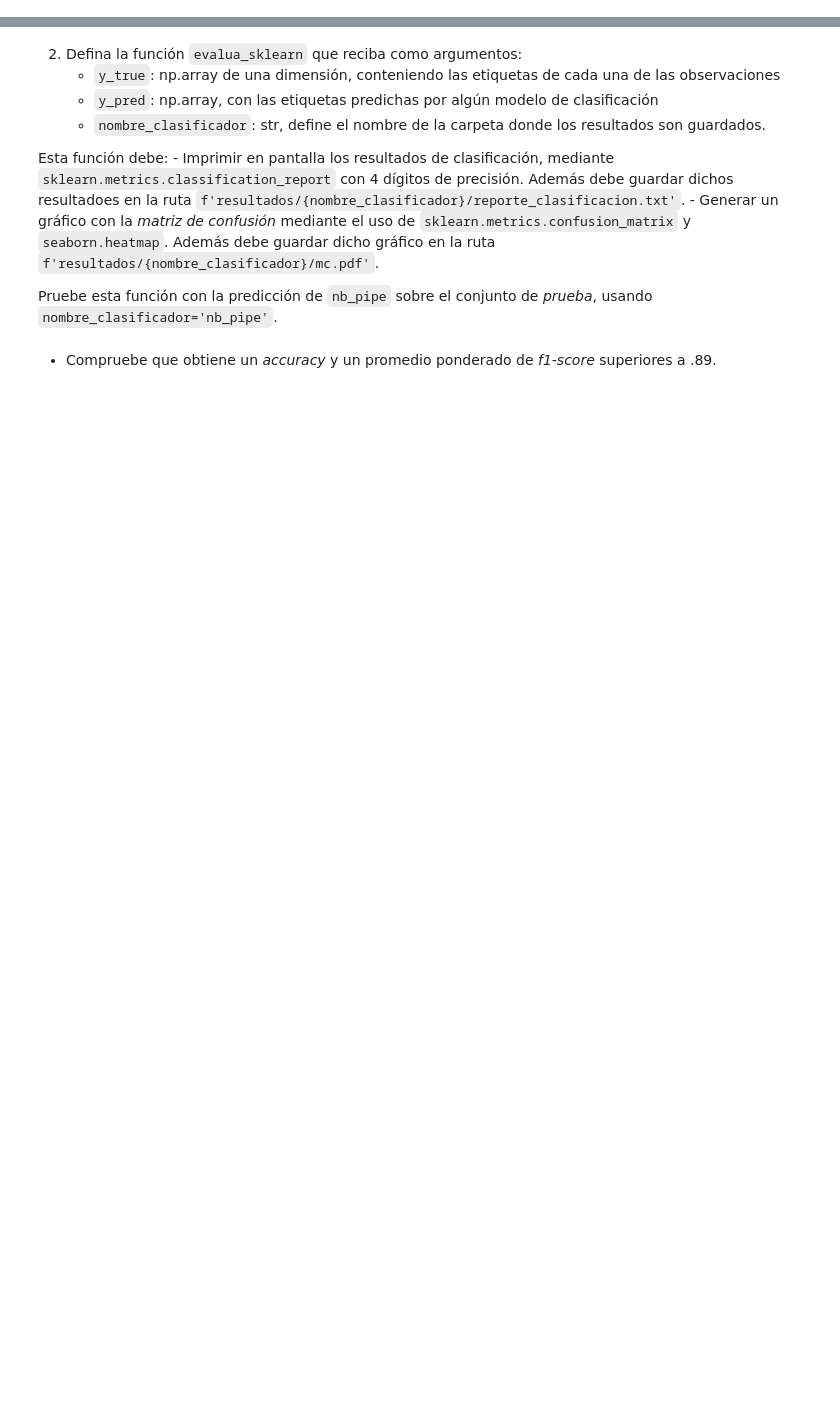
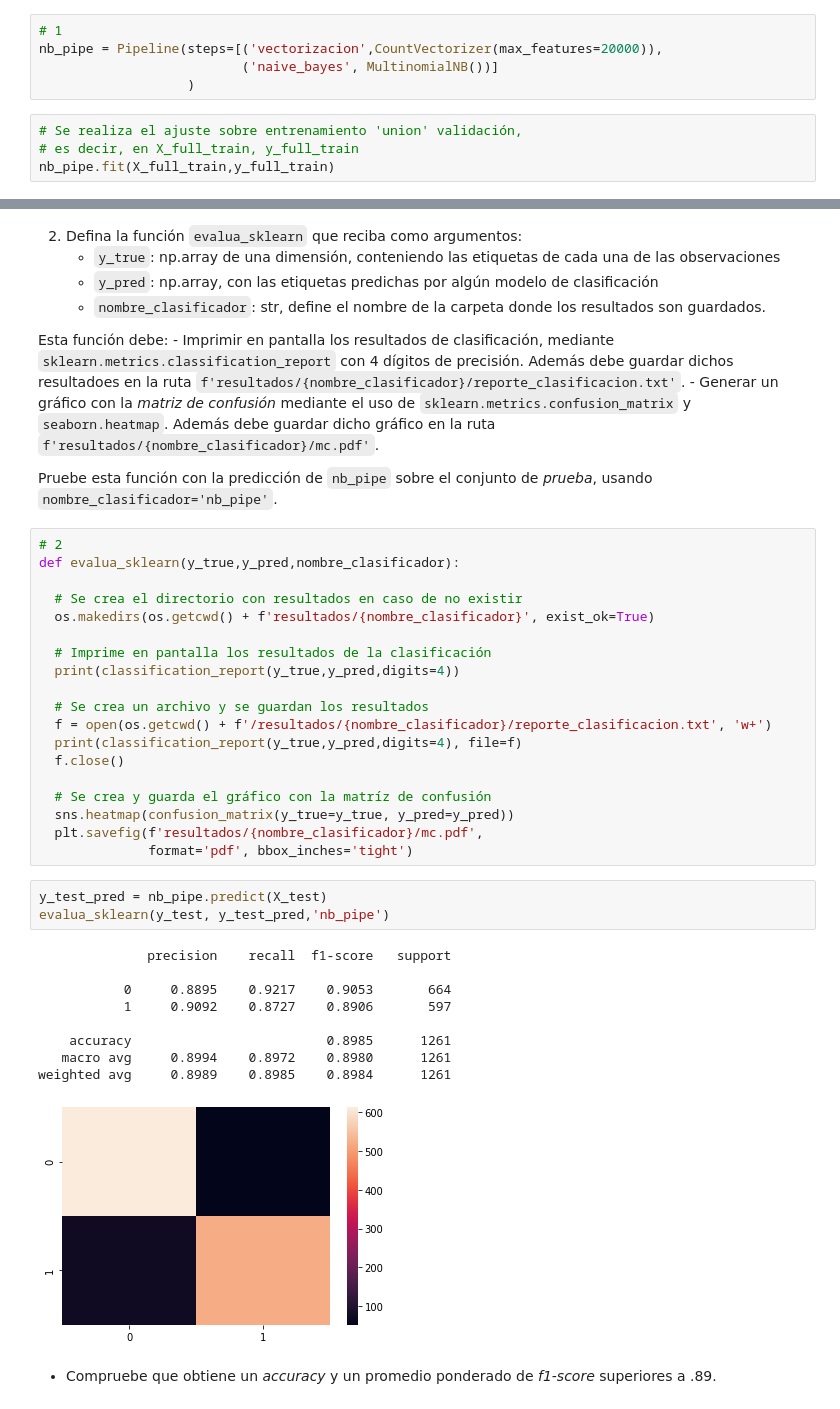
Before and after one commit to kurtwalsen/MA6202-Ejercicio-3, a Jupyter notebook: e3 procesamiento de texto y redes LSTM.ipynb, the cells around one changed output, grey strips where cells are left out. Drawn from its saved outputs; the diff is of its cells as text; blank space fills up the shorter version.

Commit message:
P2.1-2 + conjuntos+resultados/nb_pipe ; falta refinar detalles de la funcion evalua_sklearn

```diff
--- a/e3 procesamiento de texto y redes LSTM.ipynb
+++ b/e3 procesamiento de texto y redes LSTM.ipynb
@@ -410,3 +411,12 @@ Se emplea el algoritmo de *Naive Bayes* como base de referencia para los modelos
     - `~MultinomialNB` inicializado con los parámetros por defecto.
 
    Posteriormente, ajuste `nb_pipe` en el conjunto de *entrenamiento union validación* y guarde el modelo resultante en la carpeta `modelos/nb_pipe.pk` como un archivo `pickle`.
+# %%
+# 1
+nb_pipe = Pipeline(steps=[('vectorizacion',CountVectorizer(max_features=20000)),
+                          ('naive_bayes', MultinomialNB())]
+                   )
+# %%
+# Se realiza el ajuste sobre entrenamiento 'union' validación,
+# es decir, en X_full_train, y_full_train
+nb_pipe.fit(X_full_train,y_full_train)
@@ -421,5 +446,37 @@ Se emplea el algoritmo de *Naive Bayes* como base de referencia para los modelos
     - Generar un gráfico con la *matriz de confusión* mediante el uso de `sklearn.metrics.confusion_matrix` y `seaborn.heatmap`. Además debe guardar dicho gráfico en la ruta `f'resultados/{nombre_clasificador}/mc.pdf'`.
 
   Pruebe esta función con la predicción de `nb_pipe` sobre el conjunto de *prueba*, usando `nombre_clasificador='nb_pipe'`.
+# %%
+# 2
+def evalua_sklearn(y_true,y_pred,nombre_clasificador):
+
+  # Se crea el directorio con resultados en caso de no existir
+  os.makedirs(os.getcwd() + f'resultados/{nombre_clasificador}', exist_ok=True)
+
+  # Imprime en pantalla los resultados de la clasificación
+  print(classification_report(y_true,y_pred,digits=4))
+
+  # Se crea un archivo y se guardan los resultados
+  f = open(os.getcwd() + f'/resultados/{nombre_clasificador}/reporte_clasificacion.txt', 'w+')
+  print(classification_report(y_true,y_pred,digits=4), file=f)
+  f.close()
+
+  # Se crea y guarda el gráfico con la matríz de confusión
+  sns.heatmap(confusion_matrix(y_true=y_true, y_pred=y_pred))
+  plt.savefig(f'resultados/{nombre_clasificador}/mc.pdf',
+              format='pdf', bbox_inches='tight')
+# %%
+y_test_pred = nb_pipe.predict(X_test)
+evalua_sklearn(y_test, y_test_pred,'nb_pipe')
+# %% [output]
+              precision    recall  f1-score   support
+
+           0     0.8895    0.9217    0.9053       664
+           1     0.9092    0.8727    0.8906       597
+
+    accuracy                         0.8985      1261
+   macro avg     0.8994    0.8972    0.8980      1261
+weighted avg     0.8989    0.8985    0.8984      1261
+[figure, added]
 # %% [markdown]
 - Compruebe que obtiene un *accuracy* y un promedio ponderado de *f1-score* superiores a .89.
```
Also changed, not shown: parts of 3 cells of this notebook, 5 other files.
